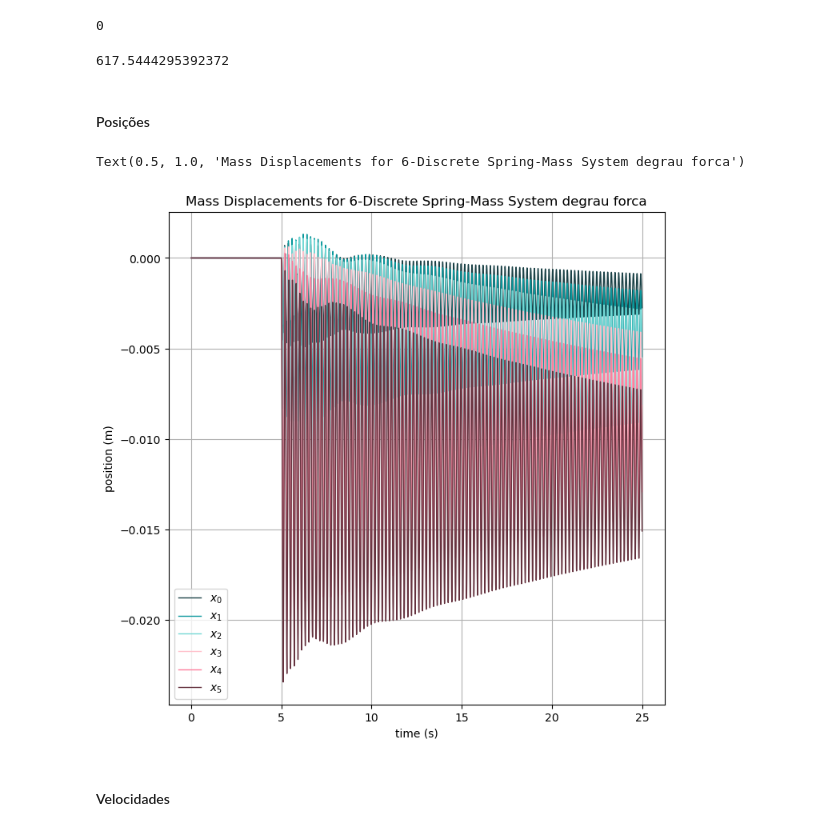
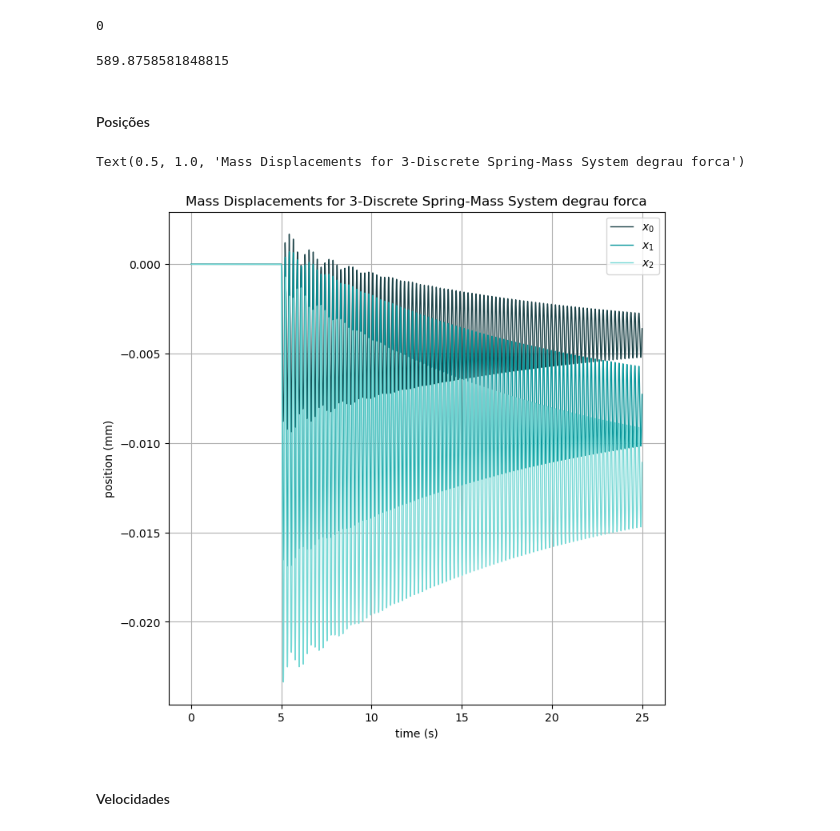
Before and after one commit to fredfurst/AbaPyFase7, a Jupyter notebook: odeint_of_Longitudinally_n_Discrete_Damped_Mass_Spring_ODE___Utsch-Copy1.ipynb, the cells around one changed output. Saved outputs shown, nothing was run; the diff lists cells and outputs as text; code cells hidden in the pictures.

```diff
--- a/odeint_of_Longitudinally_n_Discrete_Damped_Mass_Spring_ODE___Utsch-Copy1.ipynb
+++ b/odeint_of_Longitudinally_n_Discrete_Damped_Mass_Spring_ODE___Utsch-Copy1.ipynb
@@ -34,7 +34,7 @@ import vapeplot
 %matplotlib inline
 # vapeplot.available()
 # %%
-vapeplot.set_palette('macplus')
+# vapeplot.set_palette('macplus')
 # %% [markdown]
 ## Model Specification
 # %%
@@ -43,7 +43,7 @@ forca_final = -249.97 # -1.0 # F0 = 249.97
 tempo_inicial = 5.0
 tempo_final = 10.0
 # %%
-n=6 # n > 2 seria a condicao de teste
+n=3 # n > 2 seria a condicao de teste
 # %%
 249.97 / 0.01192
 # %% [output]
@@ -118,5 +118,5 @@ len(range(2,2*n-2))
 # %%
-def degrau_forca_vectorfield(t, w, p):
+def degrau_forca_vectorfield_odeint(w, t, p):
     """
     Defines the differential equations for the coupled spring-mass system.
 
@@ -163,17 +163,17 @@ p = [m, k, L, b]
 w0 = xizesys
 
 # Call the ODE solver.
-# wsol = odeint(degrau_forca_vectorfield, w0, t, args=(p,),
-#               atol=abserr, rtol=relerr)
-wsol = solve_ivp(degrau_forca_vectorfield, (0.0, 25.0), w0, args=(p, ),
-                 t_eval=t, atol=abserr, rtol=relerr)
+wsol = odeint(degrau_forca_vectorfield_odeint, w0, t, args=(p,),
+              atol=abserr, rtol=relerr)
+# wsol = solve_ivp(degrau_forca_vectorfield, (0.0, 25.0), w0, args=(p, ),
+#                  t_eval=t, atol=abserr, rtol=relerr)
 
 at, ax, ay, = [],[[] for i in range(n)],[[] for i in range(n)],
 # adendo
 IE, KE = [[] for i in range(n)],[[] for i in range(n)],
 ET = []
-y = [list(i) for i in zip(*wsol.y)]
-for t1, w1 in zip(wsol.t, y):
+# y = [list(i) for i in zip(*wsol.y)]
+for t1, w1 in zip(t, wsol):
     # print( t1, w1[0], w1[1], w1[2], w1[3])
     at.append(t1)
     for i in range(n):
@@ -254,25 +320,25 @@ forcas.index(max(forcas))
 # %%
 forcas[forcas.index(max(forcas))]
 # %% [output]
-617.5444295392372
+589.8758581848815
 # %% [markdown]
 #### Posições
 # %%
 plt.figure(figsize=(8,8))
 for x in ax:
     indice = ax.index(x)+1
     plt.plot(at, np.array(x)-np.array(indice*L), linewidth=1)
     i = ax.index(x)
     # plt.text(at[x.index(min(x))], min(x)-0.1, '$x_{'+str(i)+',min}$ = '+str("{:.3f}".format(min(x))))
 
 plt.grid(visible=True)
 plt.xlabel('time (s)')
-plt.ylabel('position (m)')
+plt.ylabel('position (mm)')
 plt.legend([r'$x_{'+str(i)+r'}$' for i in range(n)])
 plt.title('Mass Displacements for '+str(n)+'-Discrete Spring-Mass System degrau forca')
 # %% [output]
-Text(0.5, 1.0, 'Mass Displacements for 6-Discrete Spring-Mass System degrau forca')
+Text(0.5, 1.0, 'Mass Displacements for 3-Discrete Spring-Mass System degrau forca')
-[figure, old version]
+[figure, new version]
 # %% [markdown]
 #### Velocidades
 # %%
```
Also changed, not shown: parts of 36 cells of this notebook, 4 other files.
